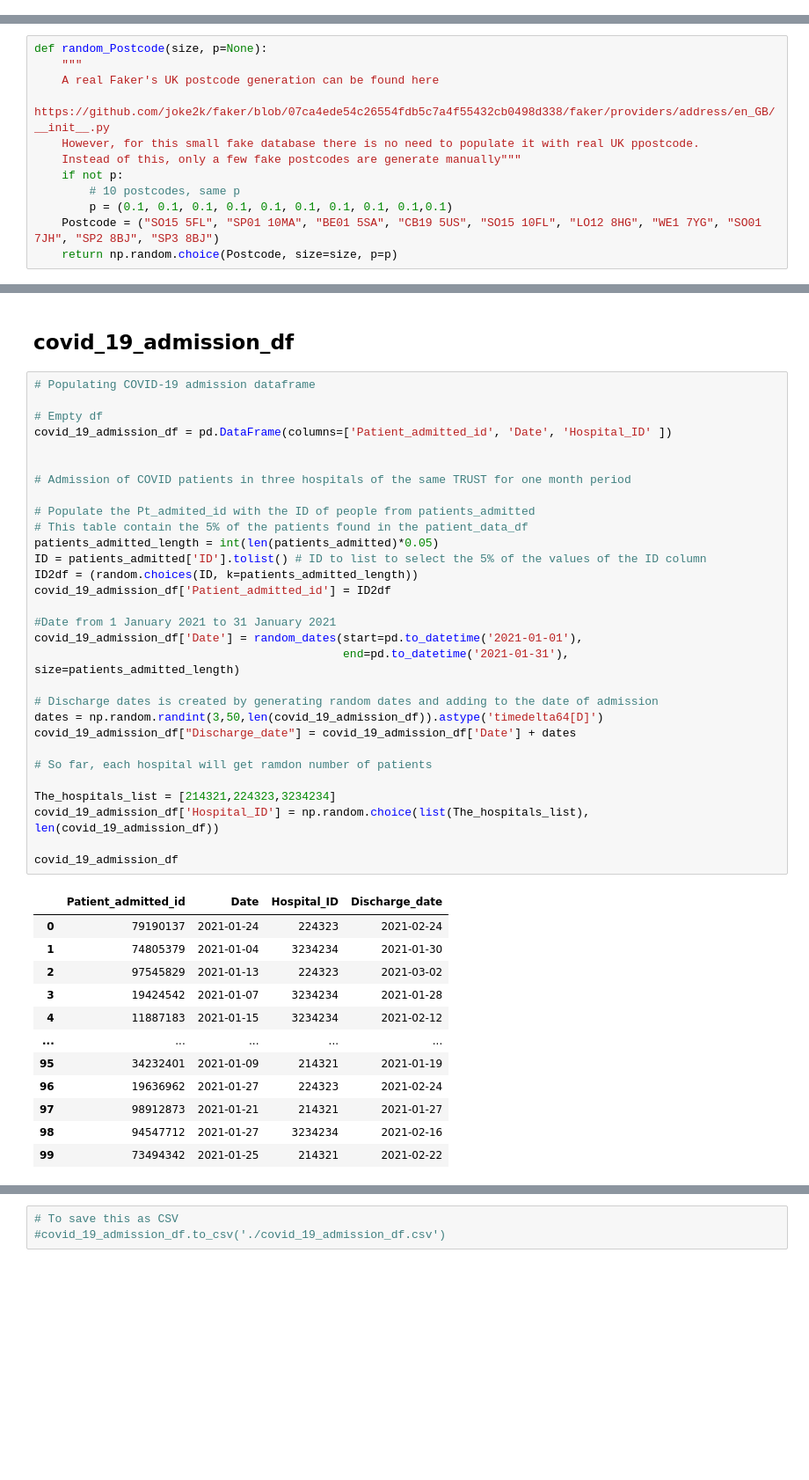
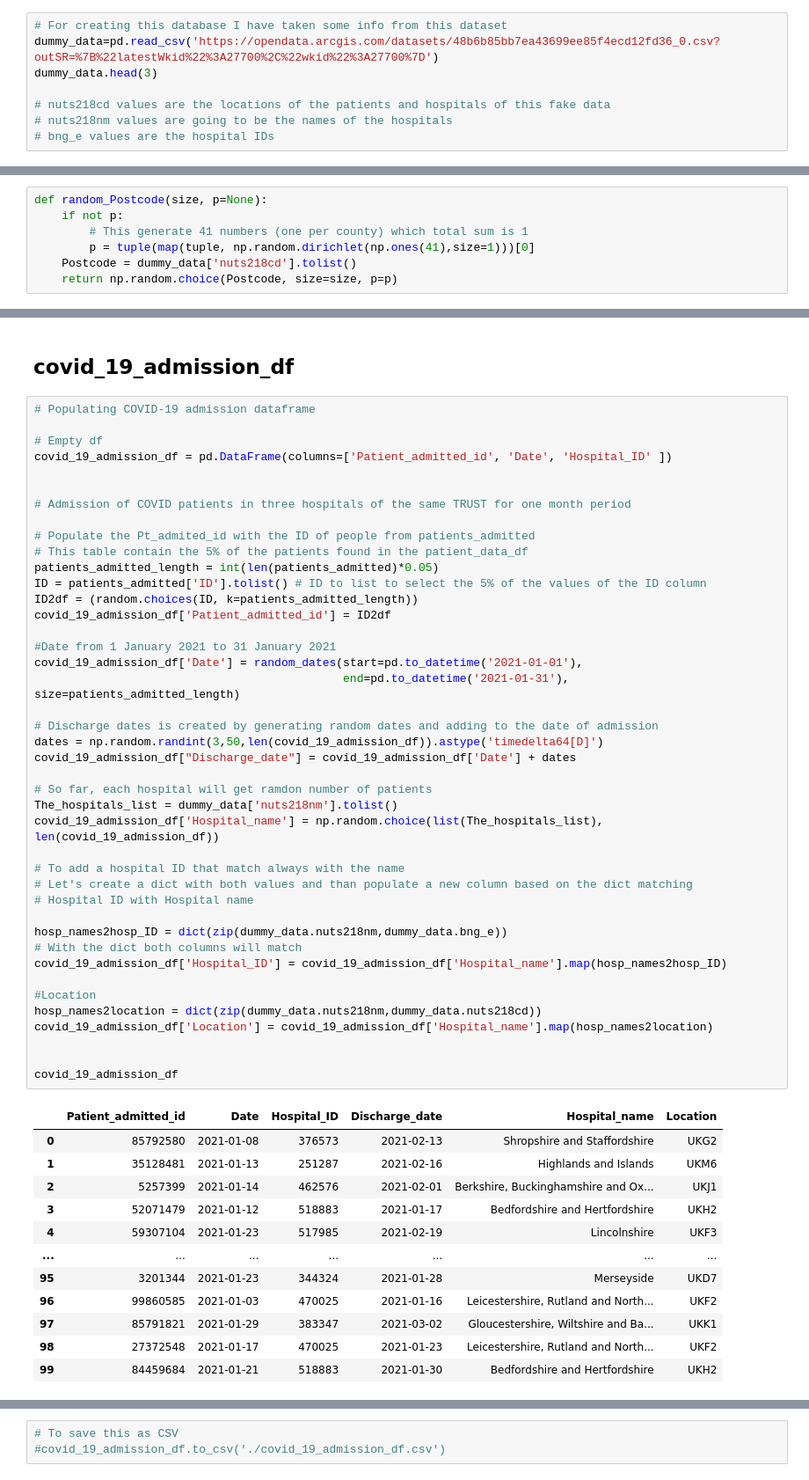
Before and after one commit to Manuel-DominguezCBG/SQL2Dashboard, a Jupyter notebook: Fake_database/1_Creating_the_fake_database.ipynb, the cells around one changed output, grey strips where cells are left out. Shown at 88% size. Drawn from its saved outputs; the diff is of its cells as text; blank space fills up the shorter version.

```diff
--- a/Fake_database/1_Creating_the_fake_database.ipynb
+++ b/Fake_database/1_Creating_the_fake_database.ipynb
@@ -44,0 +47,8 @@ size = 2000
+# %%
+# For creating this database I have taken some info from this dataset
+dummy_data=pd.read_csv('https://opendata.arcgis.com/datasets/48b6b85bb7ea43699ee85f4ecd12fd36_0.csv?outSR=%7B%22latestWkid%22%3A27700%2C%22wkid%22%3A27700%7D')
+dummy_data.head(3)
+
+# nuts218cd values are the locations of the patients and hospitals of this fake data
+# nuts218nm values are going to be the names of the hospitals
+# bng_e values are the hospital IDs
@@ -76,15 +90,3 @@ def random_Ethnicity(size, p=None):
         p = (0.49, 0.10, 0.11, 0.01, 0.29)
     Ethnicity = ("White British", "Black British people", "British Indians", "White Gypsy or Irish Traveller", "Other White")
     return np.random.choice(Ethnicity, size=size, p=p)
-# %%
-def random_Postcode(size, p=None):
-    """
-    A real Faker's UK postcode generation can be found here
-    https://github.com/joke2k/faker/blob/07ca4ede54c26554fdb5c7a4f55432cb0498d338/faker/providers/address/en_GB/__init__.py
-    However, for this small fake database there is no need to populate it with real UK ppostcode.
-    Instead of this, only a few fake postcodes are generate manually"""
-    if not p:
-        # 10 postcodes, same p
-        p = (0.1, 0.1, 0.1, 0.1, 0.1, 0.1, 0.1, 0.1, 0.1,0.1)
-    Postcode = ("SO15 5FL", "SP01 10MA", "BE01 5SA", "CB19 5US", "SO15 10FL", "LO12 8HG", "WE1 7YG", "SO01 7JH", "SP2 8BJ", "SP3 8BJ")
-    return np.random.choice(Postcode, size=size, p=p)
@@ -100,0 +93,7 @@ def random_Hospital_names(size, p=None):
+# %%
+def random_Postcode(size, p=None):
+    if not p:
+        # This generate 41 numbers (one per county) which total sum is 1
+        p = tuple(map(tuple, np.random.dirichlet(np.ones(41),size=1)))[0]
+    Postcode = dummy_data['nuts218cd'].tolist()
+    return np.random.choice(Postcode, size=size, p=p)
@@ -153,43 +159,55 @@ patients_admitted
 # %%
 # Populating COVID-19 admission dataframe
 
 # Empty df
 covid_19_admission_df = pd.DataFrame(columns=['Patient_admitted_id', 'Date', 'Hospital_ID' ])
 
 
 # Admission of COVID patients in three hospitals of the same TRUST for one month period
 
 # Populate the Pt_admited_id with the ID of people from patients_admitted
 # This table contain the 5% of the patients found in the patient_data_df
 patients_admitted_length = int(len(patients_admitted)*0.05)
 ID = patients_admitted['ID'].tolist() # ID to list to select the 5% of the values of the ID column
 ID2df = (random.choices(ID, k=patients_admitted_length))
 covid_19_admission_df['Patient_admitted_id'] = ID2df
 
 #Date from 1 January 2021 to 31 January 2021
 covid_19_admission_df['Date'] = random_dates(start=pd.to_datetime('2021-01-01'),
                                              end=pd.to_datetime('2021-01-31'), size=patients_admitted_length)
 
 # Discharge dates is created by generating random dates and adding to the date of admission
 dates = np.random.randint(3,50,len(covid_19_admission_df)).astype('timedelta64[D]')
 covid_19_admission_df["Discharge_date"] = covid_19_admission_df['Date'] + dates
 
 # So far, each hospital will get ramdon number of patients
+The_hospitals_list = dummy_data['nuts218nm'].tolist()
+covid_19_admission_df['Hospital_name'] = np.random.choice(list(The_hospitals_list), len(covid_19_admission_df))
 
-The_hospitals_list = [214321,224323,3234234]
-covid_19_admission_df['Hospital_ID'] = np.random.choice(list(The_hospitals_list), len(covid_19_admission_df))
+# To add a hospital ID that match always with the name
+# Let's create a dict with both values and than populate a new column based on the dict matching
+# Hospital ID with Hospital name
+
+hosp_names2hosp_ID = dict(zip(dummy_data.nuts218nm,dummy_data.bng_e))
+# With the dict both columns will match
+covid_19_admission_df['Hospital_ID'] = covid_19_admission_df['Hospital_name'].map(hosp_names2hosp_ID)
+
+#Location
+hosp_names2location = dict(zip(dummy_data.nuts218nm,dummy_data.nuts218cd))
+covid_19_admission_df['Location'] = covid_19_admission_df['Hospital_name'].map(hosp_names2location)
+
 
 covid_19_admission_df
 # %% [output]
-|  | Patient_admitted_id | Date | Hospital_ID | Discharge_date |
-| 0 | 79190137 | 2021-01-24 | 224323 | 2021-02-24 |
-| 1 | 74805379 | 2021-01-04 | 3234234 | 2021-01-30 |
-| 2 | 97545829 | 2021-01-13 | 224323 | 2021-03-02 |
-| 3 | 19424542 | 2021-01-07 | 3234234 | 2021-01-28 |
-| 4 | 11887183 | 2021-01-15 | 3234234 | 2021-02-12 |
-| ... | ... | ... | ... | ... |
-| 95 | 34232401 | 2021-01-09 | 214321 | 2021-01-19 |
-| 96 | 19636962 | 2021-01-27 | 224323 | 2021-02-24 |
-| 97 | 98912873 | 2021-01-21 | 214321 | 2021-01-27 |
-| 98 | 94547712 | 2021-01-27 | 3234234 | 2021-02-16 |
-| 99 | 73494342 | 2021-01-25 | 214321 | 2021-02-22 |
+|  | Patient_admitted_id | Date | Hospital_ID | Discharge_date | Hospital_name | Location |
+| 0 | 85792580 | 2021-01-08 | 376573 | 2021-02-13 | Shropshire and Staffordshire | UKG2 |
+| 1 | 35128481 | 2021-01-13 | 251287 | 2021-02-16 | Highlands and Islands | UKM6 |
+| 2 | 5257399 | 2021-01-14 | 462576 | 2021-02-01 | Berkshire, Buckinghamshire and Ox... | UKJ1 |
+| 3 | 52071479 | 2021-01-12 | 518883 | 2021-01-17 | Bedfordshire and Hertfordshire | UKH2 |
+| 4 | 59307104 | 2021-01-23 | 517985 | 2021-02-19 | Lincolnshire | UKF3 |
+| ... | ... | ... | ... | ... | ... | ... |
+| 95 | 3201344 | 2021-01-23 | 344324 | 2021-01-28 | Merseyside | UKD7 |
+| 96 | 99860585 | 2021-01-03 | 470025 | 2021-01-16 | Leicestershire, Rutland and North... | UKF2 |
+| 97 | 85791821 | 2021-01-29 | 383347 | 2021-03-02 | Gloucestershire, Wiltshire and Ba... | UKK1 |
+| 98 | 27372548 | 2021-01-17 | 470025 | 2021-01-23 | Leicestershire, Rutland and North... | UKF2 |
+| 99 | 84459684 | 2021-01-21 | 518883 | 2021-01-30 | Bedfordshire and Hertfordshire | UKH2 |
```
Also changed, not shown: parts of 19 cells of this notebook, 54 other files.
